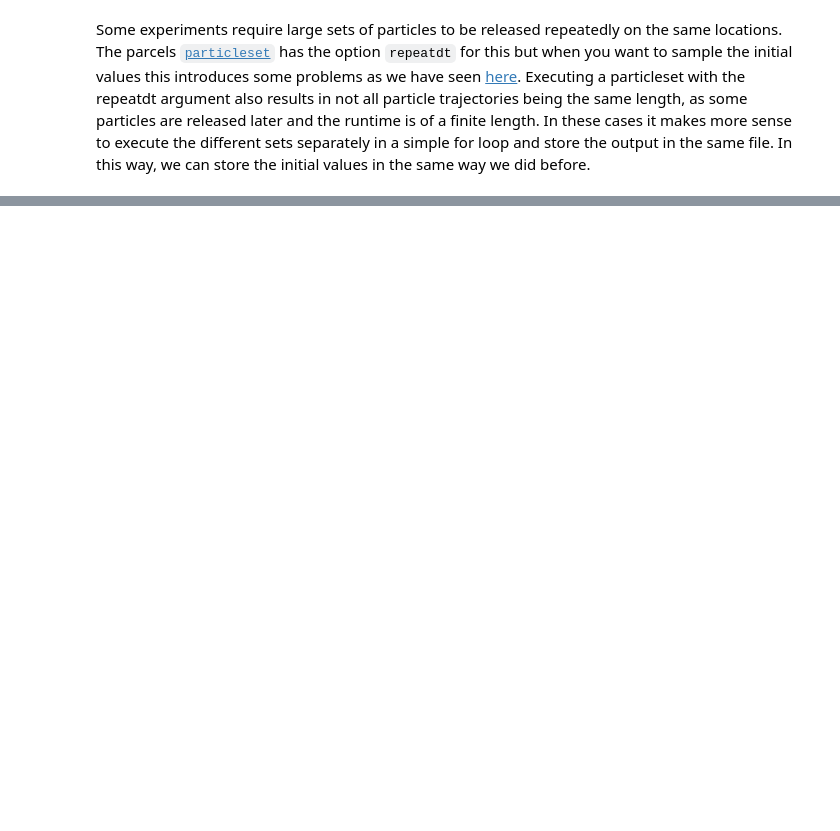
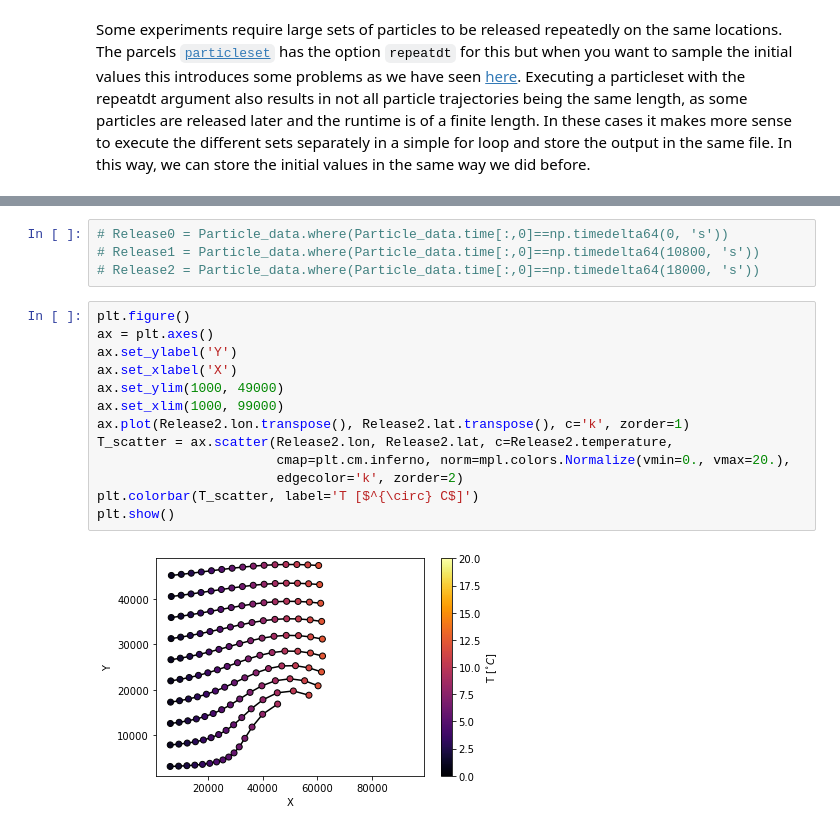
Before and after one commit to OceanParcels/Parcels, a Jupyter notebook: parcels/examples/tutorial_sampling.ipynb, the cells around one changed output, grey strips where cells are left out. Cells and saved outputs as stored; diff of their text form; blank space fills up the shorter version.

```diff
--- a/parcels/examples/tutorial_sampling.ipynb
+++ b/parcels/examples/tutorial_sampling.ipynb
@@ -236,0 +229,19 @@ plt.show()
+# %%
+# Release0 = Particle_data.where(Particle_data.time[:,0]==np.timedelta64(0, 's'))
+# Release1 = Particle_data.where(Particle_data.time[:,0]==np.timedelta64(10800, 's'))
+# Release2 = Particle_data.where(Particle_data.time[:,0]==np.timedelta64(18000, 's'))
+# %%
+plt.figure()
+ax = plt.axes()
+ax.set_ylabel('Y')
+ax.set_xlabel('X')
+ax.set_ylim(1000, 49000)
+ax.set_xlim(1000, 99000)
+ax.plot(Release2.lon.transpose(), Release2.lat.transpose(), c='k', zorder=1)
+T_scatter = ax.scatter(Release2.lon, Release2.lat, c=Release2.temperature,
+                       cmap=plt.cm.inferno, norm=mpl.colors.Normalize(vmin=0., vmax=20.),
+                       edgecolor='k', zorder=2)
+plt.colorbar(T_scatter, label='T [$^{\circ} C$]')
+plt.show()
+# %% [output]
+[figure, added]
```
Also changed, not shown: parts of 7 cells of this notebook.
